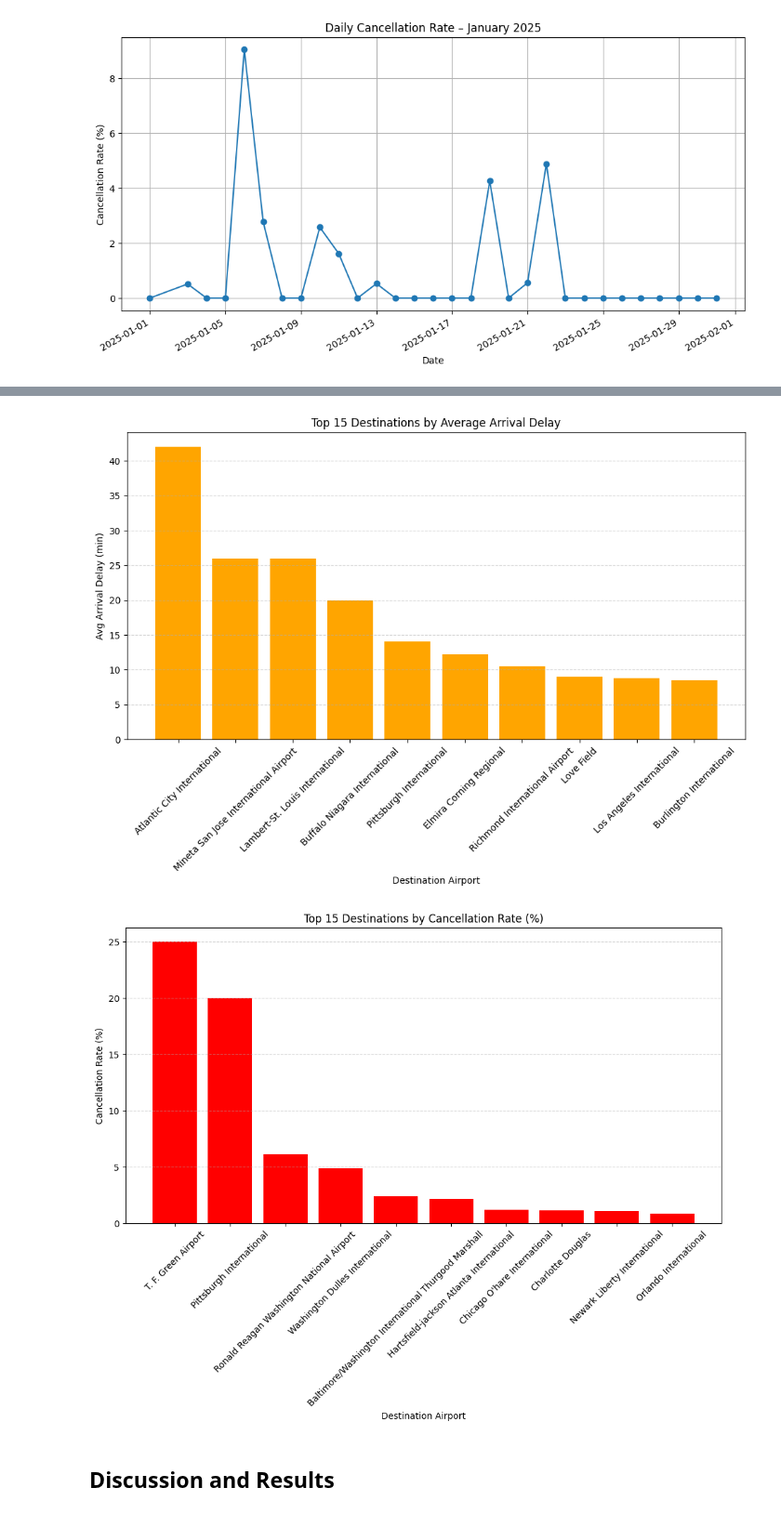
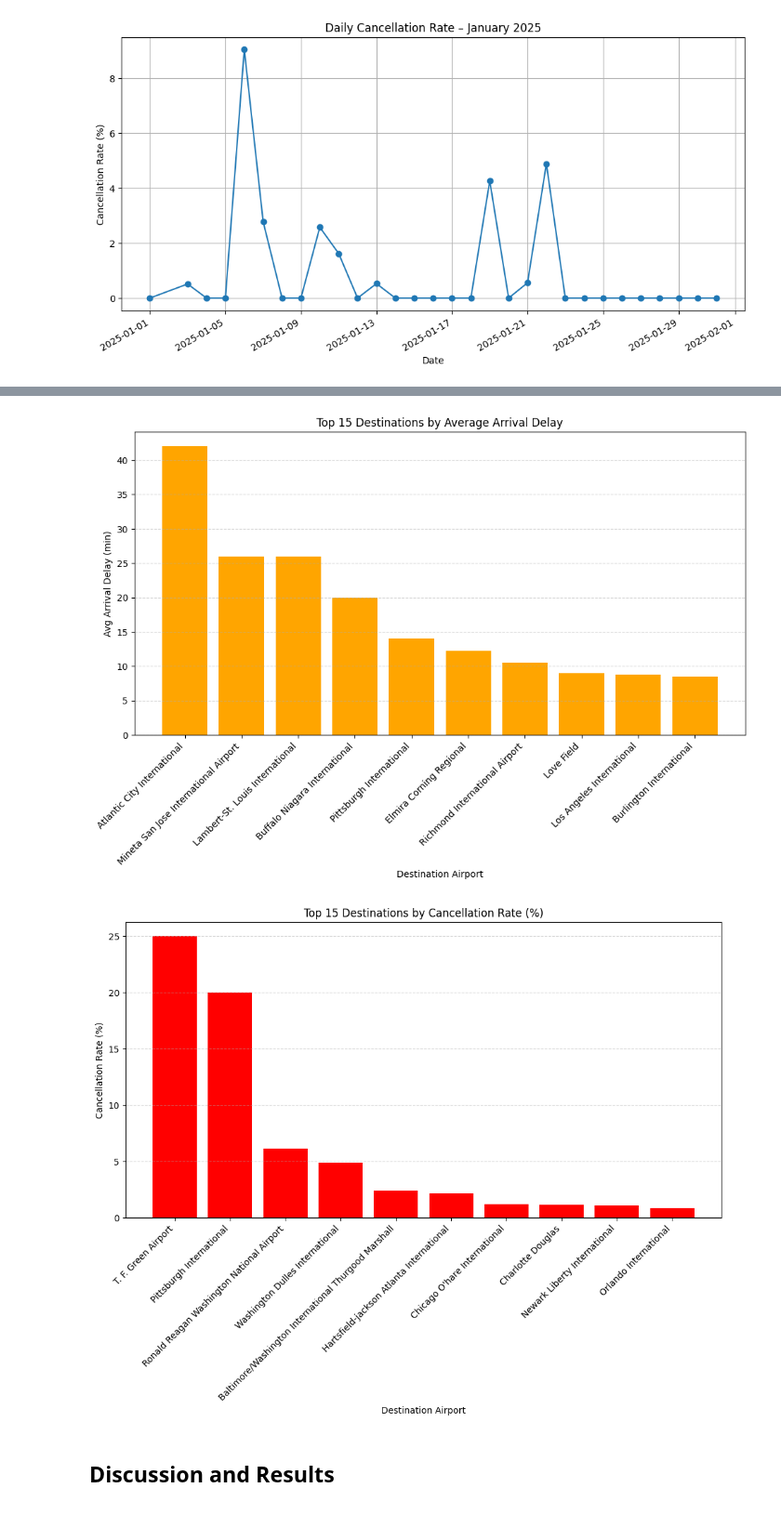
Before and after one commit to Iamkoss/cis9650_flight_data, a Jupyter notebook: fligh_data.ipynb, the cells around one changed output, grey strips where cells are left out. Shown at 93% size. Cells and saved outputs as stored; diff of their text form; code cells hidden in the pictures.

```diff
--- a/fligh_data.ipynb
+++ b/fligh_data.ipynb
@@ -710,34 +825,34 @@ plt.show()
 # %%
 #array delay by destination
 
 top15_dest = worst_arrivals.head(15)
 
 plt.figure(figsize=(12,6))
 plt.bar(top15_dest.index, top15_dest['avg_arr_delay'], color='orange')
 plt.title("Top 15 Destinations by Average Arrival Delay")
 plt.xlabel("Destination Airport")
 plt.ylabel("Avg Arrival Delay (min)")
-plt.xticks(rotation=45)
+plt.xticks(rotation=45, ha='right')
 plt.grid(axis='y', linestyle='--', alpha=0.5)
 plt.show()
 
 
 
 #cancellation rate by destination:
 
 top15_cancel = worst_cancel_routes.head(15)
 
 plt.figure(figsize=(12,6))
 plt.bar(top15_cancel.index, top15_cancel['cancel_rate'], color='red')
 plt.title("Top 15 Destinations by Cancellation Rate (%)")
 plt.xlabel("Destination Airport")
 plt.ylabel("Cancellation Rate (%)")
-plt.xticks(rotation=45)
+plt.xticks(rotation=45, ha='right')
 plt.grid(axis='y', linestyle='--', alpha=0.5)
 plt.show()
 # %% [output]
-[figure, old version]
+[figure, new version]
-[figure, old version]
+[figure, new version]
 # %% [markdown]
 ## Discussion and Results
 # %% [markdown]
```
Also changed, not shown: parts of 6 cells of this notebook.
